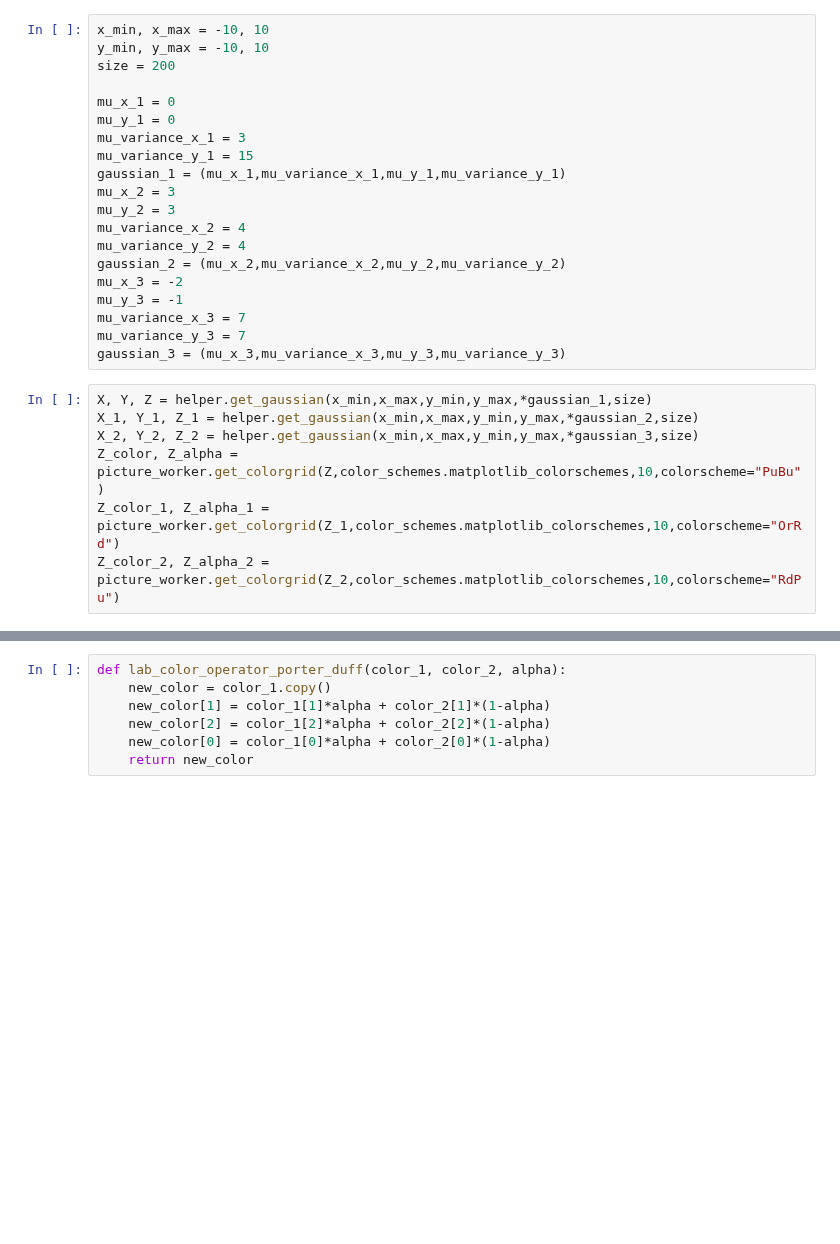
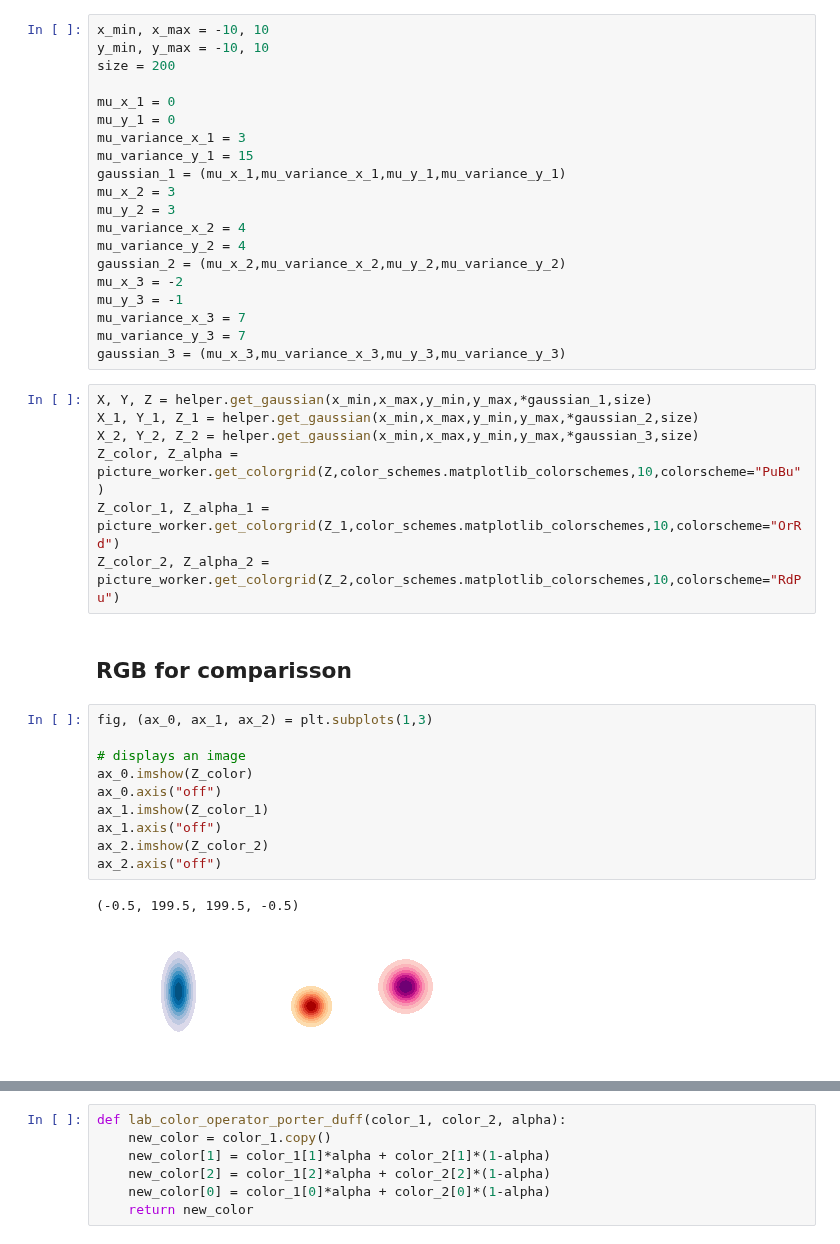
Before and after one commit to asver12/contour-maps-visualization, a Jupyter notebook: lab-color-space.ipynb, the cells around one changed output, grey strips where cells are left out. Cells and saved outputs as stored; diff of their text form; blank space fills up the shorter version.

```diff
--- a/lab-color-space.ipynb
+++ b/lab-color-space.ipynb
@@ -39,6 +41,21 @@ X_2, Y_2, Z_2 = helper.get_gaussian(x_min,x_max,y_min,y_max,*gaussian_3,size)
 Z_color, Z_alpha = picture_worker.get_colorgrid(Z,color_schemes.matplotlib_colorschemes,10,colorscheme="PuBu")
 Z_color_1, Z_alpha_1 = picture_worker.get_colorgrid(Z_1,color_schemes.matplotlib_colorschemes,10,colorscheme="OrRd")
 Z_color_2, Z_alpha_2 = picture_worker.get_colorgrid(Z_2,color_schemes.matplotlib_colorschemes,10,colorscheme="RdPu")
+# %% [markdown]
+## RGB for comparisson
+# %%
+fig, (ax_0, ax_1, ax_2) = plt.subplots(1,3)
+
+# displays an image
+ax_0.imshow(Z_color)
+ax_0.axis("off")
+ax_1.imshow(Z_color_1)
+ax_1.axis("off")
+ax_2.imshow(Z_color_2)
+ax_2.axis("off")
+# %% [output]
+(-0.5, 199.5, 199.5, -0.5)
+[figure, added]
 # %%
 mixed_rgb = picture_worker.combine_two_images(color_blending_operator.porter_duff_source_over, Z_color,Z_color_1,alpha=0.5)
 mixed_rgb = picture_worker.combine_two_images(color_blending_operator.porter_duff_source_over, mixed_rgb,Z_color_2,alpha=0.5)
```
Also changed, not shown: parts of 22 cells of this notebook, 9 other files.
